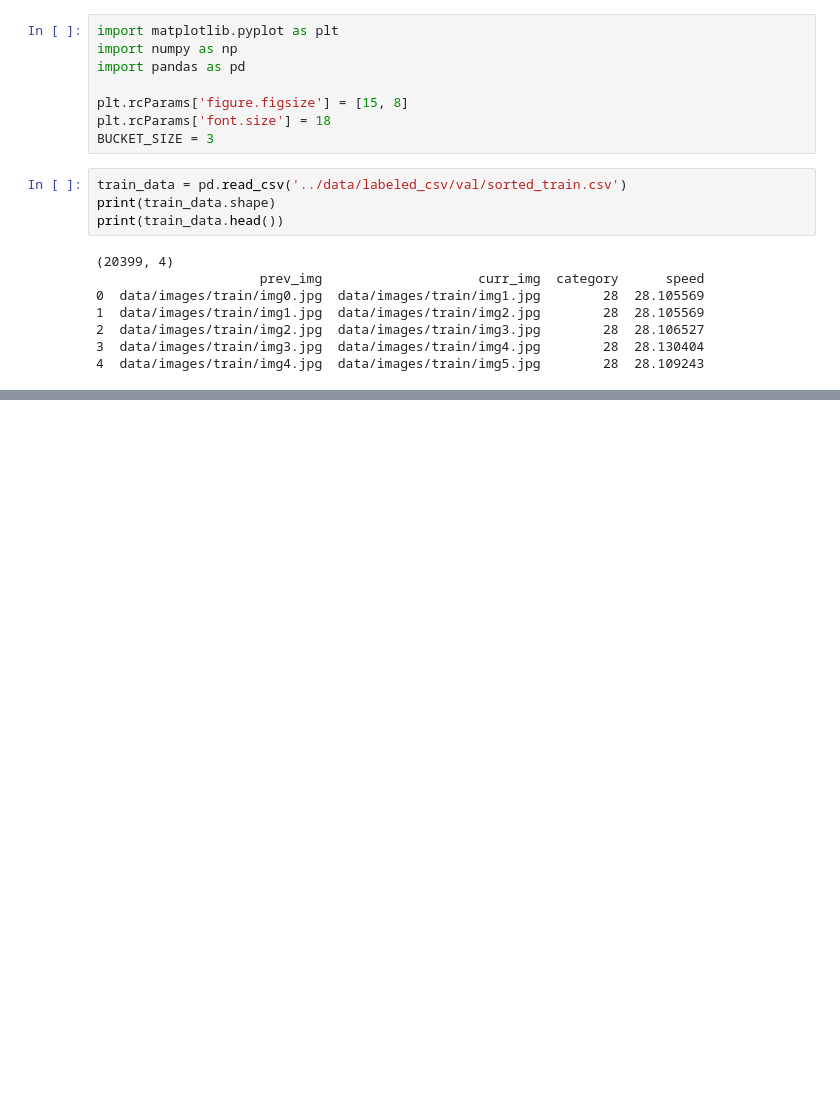
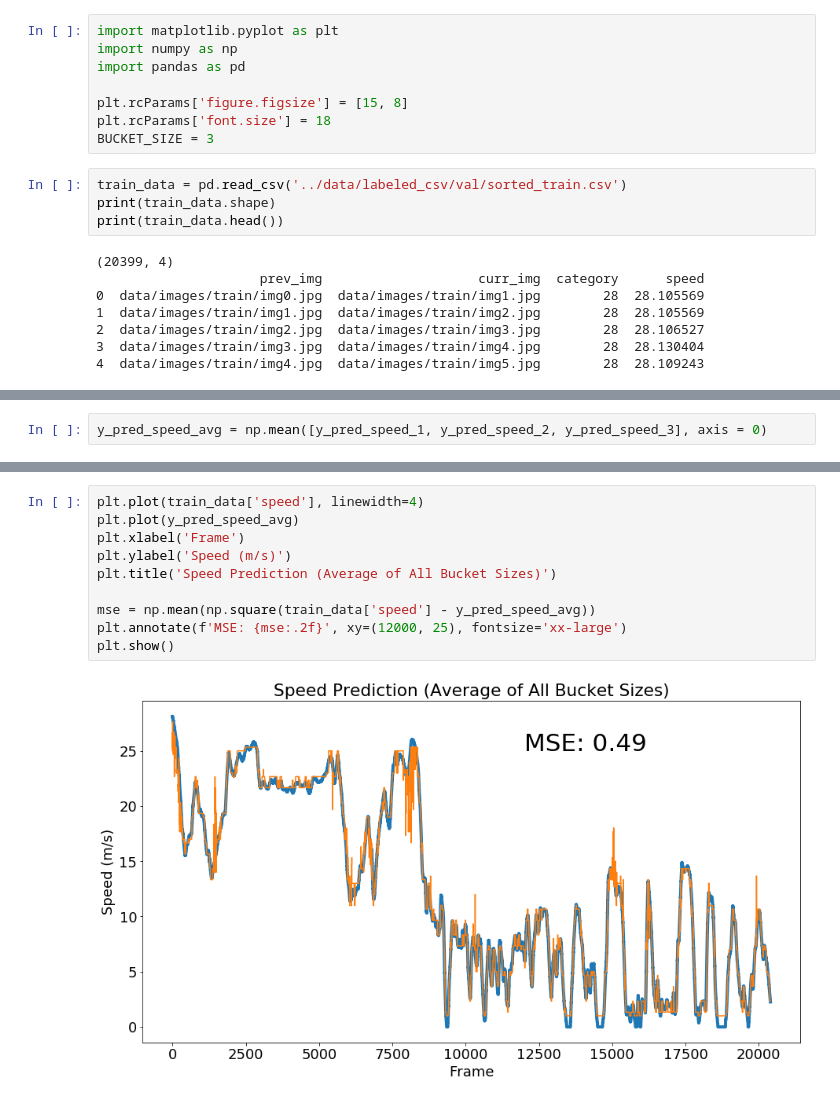
Before and after one commit to nunezpaul/speedchallenge, a Jupyter notebook: examine_data/examine_train_prediction.ipynb, the cells around one changed output, grey strips where cells are left out. Cells and saved outputs as stored; diff of their text form; blank space fills up the shorter version.

```diff
--- a/examine_data/examine_train_prediction.ipynb
+++ b/examine_data/examine_train_prediction.ipynb
@@ -91,0 +90,2 @@ y_pred_speed = (y_pred + 0.5) * BUCKET_SIZE
+# %%
+y_pred_speed_avg = np.mean([y_pred_speed_1, y_pred_speed_2, y_pred_speed_3], axis = 0)
@@ -91,0 +97,12 @@ y_pred_speed = (y_pred + 0.5) * BUCKET_SIZE
+# %%
+plt.plot(train_data['speed'], linewidth=4)
+plt.plot(y_pred_speed_avg)
+plt.xlabel('Frame')
+plt.ylabel('Speed (m/s)')
+plt.title('Speed Prediction (Average of All Bucket Sizes)')
+
+mse = np.mean(np.square(train_data['speed'] - y_pred_speed_avg))
+plt.annotate(f'MSE: {mse:.2f}', xy=(12000, 25), fontsize='xx-large')
+plt.show()
+# %% [output]
+[figure, added]
```
Also changed, not shown: parts of 12 cells of this notebook, 1 other file.
